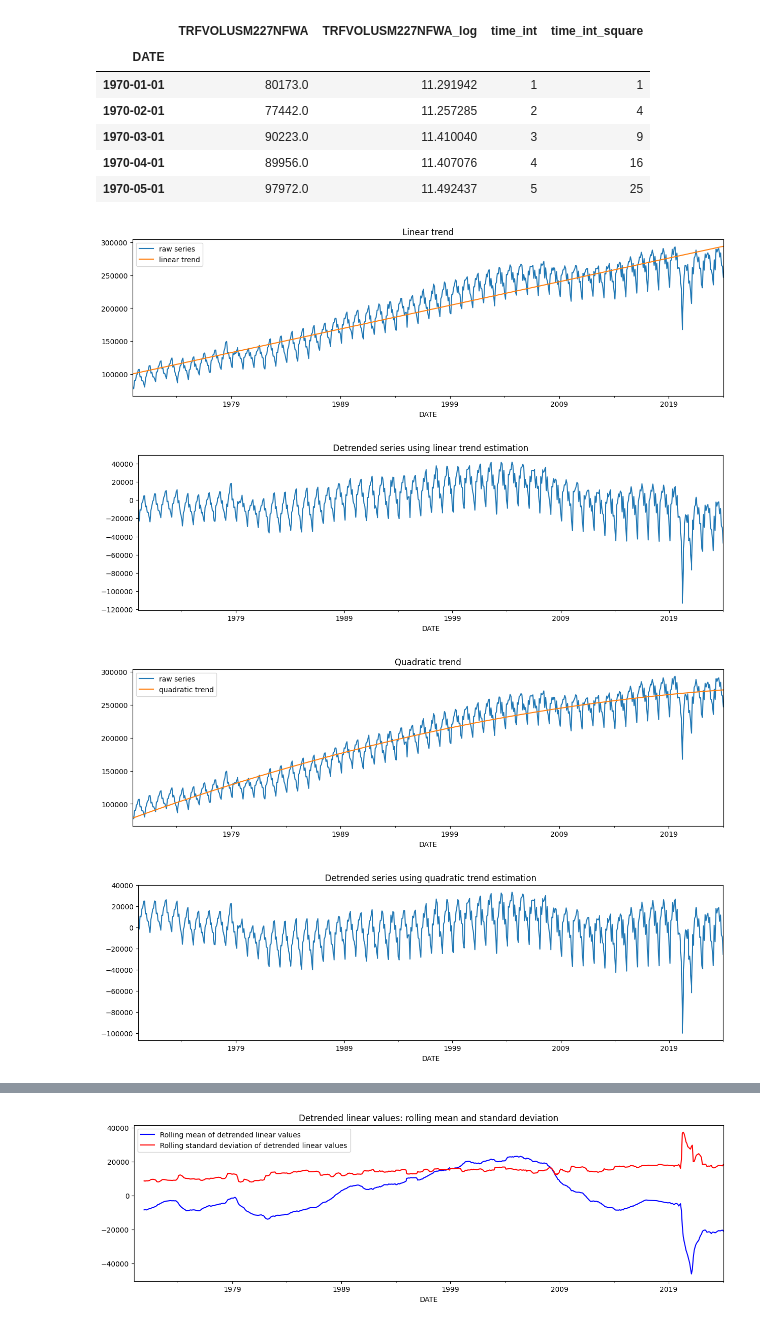
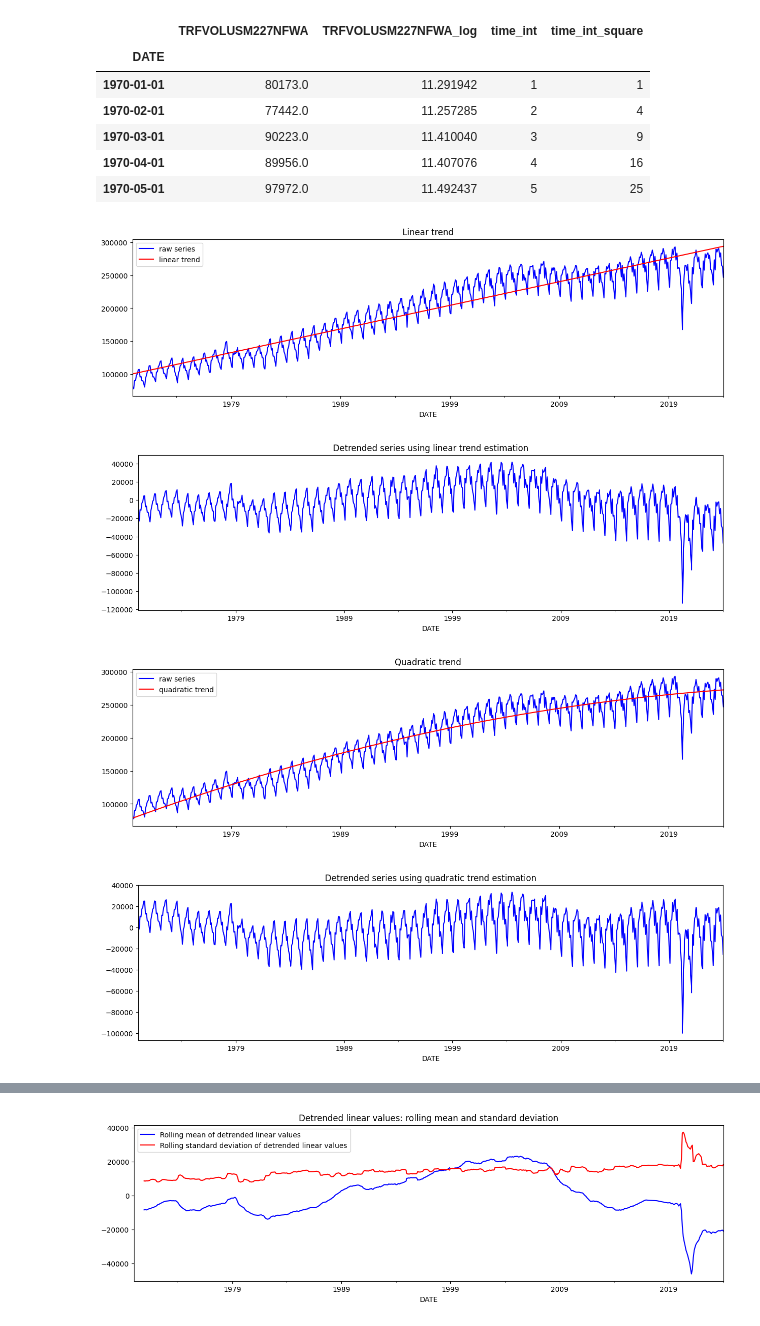
Before and after one commit to H1mansh0/time_series, a Jupyter notebook: time_series.ipynb, the cells around one changed output, grey strips where cells are left out. Cells and saved outputs as stored; diff of their text form; code cells hidden in the pictures.

```diff
--- a/time_series.ipynb
+++ b/time_series.ipynb
@@ -186,37 +186,37 @@ linear_trend = get_trend_preds(data=df.copy(), x_names=['time_int'], y_name='TRF
 df['linear_trend'] = linear_trend
 df['value_detrended_linearly'] = df['TRFVOLUSM227NFWA'] - df['linear_trend']
 
-df['TRFVOLUSM227NFWA'].plot(label='raw series')
-df['linear_trend'].plot(label='linear trend', figsize=(15, 4))
+df['TRFVOLUSM227NFWA'].plot(label='raw series', color="blue")
+df['linear_trend'].plot(label='linear trend', figsize=(15, 4), color="red")
 plt.legend()
 plt.title('Linear trend')
 plt.show()
 # %% [output]
-[figure, old version]
+[figure, new version]
 # %%
-df['value_detrended_linearly'].plot(figsize=(15, 4))
+df['value_detrended_linearly'].plot(figsize=(15, 4),color="blue")
 plt.title('Detrended series using linear trend estimation')
 plt.show()
 # %% [output]
-[figure, old version]
+[figure, new version]
 # %%
 quadratic_trend = get_trend_preds(data=df.copy(), x_names=['time_int', 'time_int_square'], y_name='TRFVOLUSM227NFWA')
 df['quadratic_trend'] = quadratic_trend
 df['value_detrended_quadratically'] = df['TRFVOLUSM227NFWA'] - df['quadratic_trend']
 
-df['TRFVOLUSM227NFWA'].plot(label='raw series')
-df['quadratic_trend'].plot(label='quadratic trend', figsize=(15,4))
+df['TRFVOLUSM227NFWA'].plot(label='raw series', color="blue")
+df['quadratic_trend'].plot(label='quadratic trend', figsize=(15,4), color="red")
 plt.legend()
 plt.title('Quadratic trend')
 plt.show()
 # %% [output]
-[figure, old version]
+[figure, new version]
 # %%
-df['value_detrended_quadratically'].plot(figsize=(15, 4))
+df['value_detrended_quadratically'].plot(figsize=(15, 4), color="blue")
 plt.title('Detrended series using quadratic trend estimation')
 plt.show()
 # %% [output]
-[figure, old version]
+[figure, new version]
 # %%
 exponential_trend = get_trend_preds(data=df.copy(), x_names=['time_int'], y_name='TRFVOLUSM227NFWA_log')
 df['exponential_trend'] = exponential_trend
```
Also changed, not shown: parts of 4 cells of this notebook.
